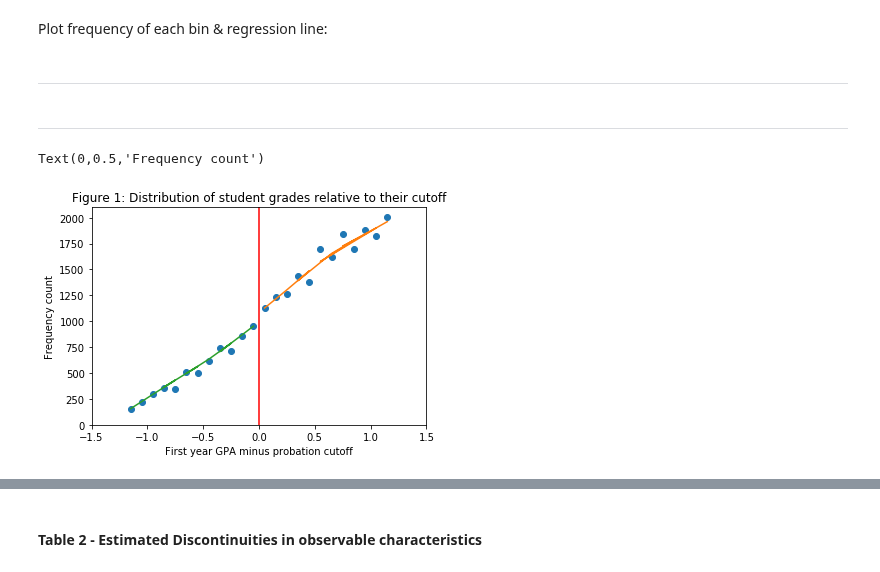
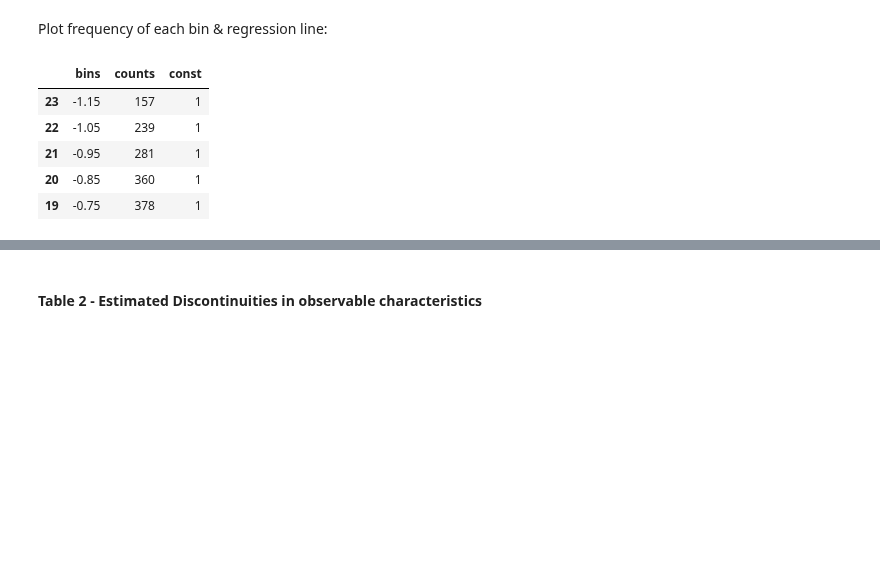
Before and after one commit to amageh/replication-performance-standards, a Jupyter notebook: project.ipynb, the cells around one changed output, grey strips where cells are left out. Cells and saved outputs as stored; diff of their text form; code cells hidden in the pictures; blank space fills up the shorter version.

```diff
--- a/project.ipynb
+++ b/project.ipynb
@@ -305,7 +280,3 @@ sample12[['dist_from_cut', 'bins', 'bins_range']].head()
 # %% [markdown]
 Plot frequency of each bin & regression line:
-# %% [markdown]
----
-# %% [markdown]
----
 # %%
@@ -315,32 +286,11 @@ figure1.rename(columns={"index": "bins", "bins": "counts"}, inplace=True)
-# %%
-fig1_untreated = figure1[figure1['bins'] > 0]
-fig1_treated = figure1[figure1['bins'] < 0]
-
-lowess_treated  = sm.nonparametric.smoothers_lowess.lowess(
-        endog=fig1_treated.counts,
-        exog=fig1_treated.bins,
-        return_sorted=False,
-        frac=0.7,
-        delta=0,
-    )
-
-lowess_untreated  = sm.nonparametric.smoothers_lowess.lowess(
-        endog=fig1_untreated.counts,
-        exog=fig1_untreated.bins,
-        return_sorted=False,
-        frac=0.7,
-        delta=0,
-    )
-
-plt.pyplot.xlim(-1.5,1.5,0.1)
-plt.pyplot.ylim(0,2100)
-plt.pyplot.plot(figure1.bins,figure1.counts, 'o')
-plt.pyplot.axvline(x=0, color='r')
-plt.pyplot.plot(fig1_untreated.bins,lowess_untreated)
-plt.pyplot.plot(fig1_treated.bins,lowess_treated)
-plt.pyplot.title('Figure 1: Distribution of student grades relative to their cutoff')
-plt.pyplot.xlabel('First year GPA minus probation cutoff')
-plt.pyplot.ylabel('Frequency count')
-# %% [output]
-Text(0,0.5,'Frequency count')
-[figure, removed]
+# %%
+fig1 = fig1.sort_values(by=['bins'])
+fig1['const'] = 1
+fig1.head()
+# %% [output]
+|  | bins | counts | const |
+| 23 | -1.15 | 157 | 1 |
+| 22 | -1.05 | 239 | 1 |
+| 21 | -0.95 | 281 | 1 |
+| 20 | -0.85 | 360 | 1 |
+| 19 | -0.75 | 378 | 1 |
```
Also changed, not shown: parts of 26 cells of this notebook, 2 other files.
